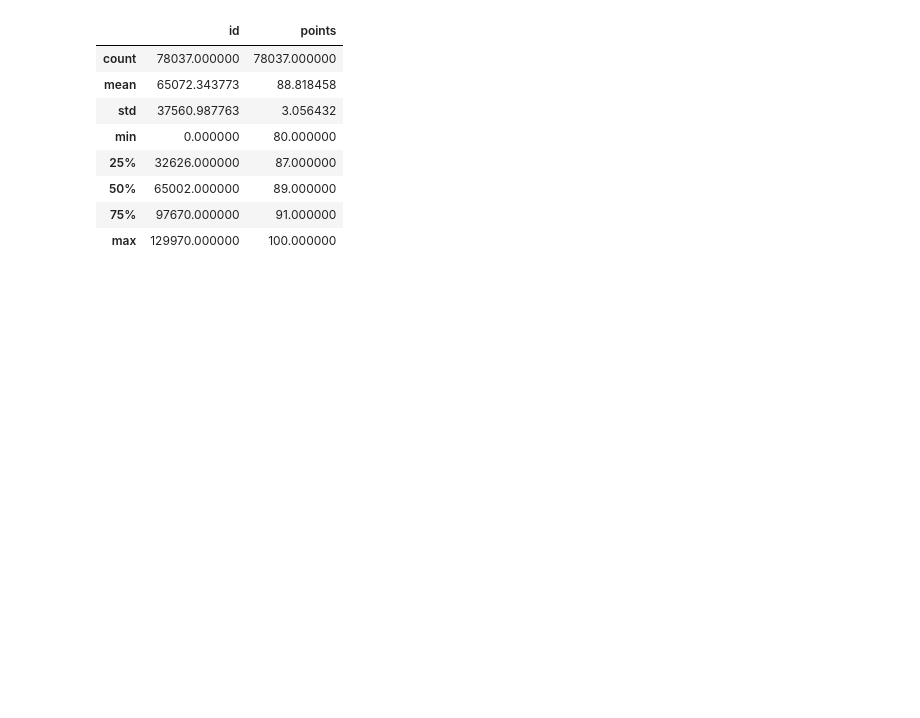
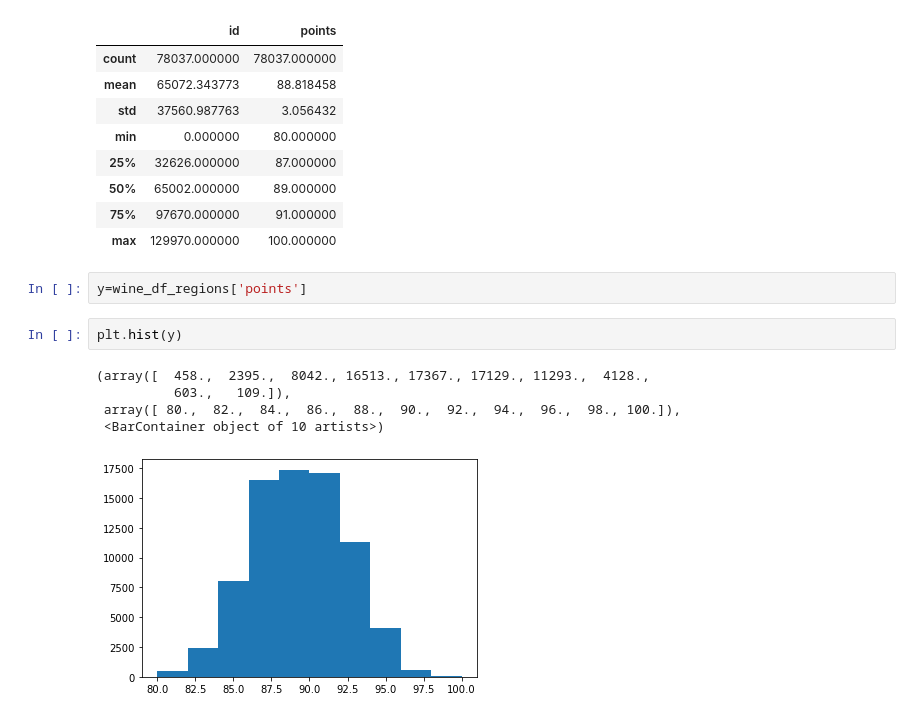
Before and after one commit to mshideler/Group2, a Jupyter notebook: Deliverable 2/Data_Analysis_Prelim-Kyle.ipynb, the cells around one changed output. Drawn from its saved outputs; the diff is of its cells as text; blank space fills up the shorter version.

```diff
--- a/Deliverable 2/Data_Analysis_Prelim-Kyle.ipynb
+++ b/Deliverable 2/Data_Analysis_Prelim-Kyle.ipynb
@@ -239,3 +239,13 @@ wine_df_regions.describe()
 | 50% | 65002.000000 | 89.000000 |
 | 75% | 97670.000000 | 91.000000 |
 | max | 129970.000000 | 100.000000 |
+# %%
+y=wine_df_regions['points']
+# %%
+plt.hist(y)
+# %% [output]
+(array([  458.,  2395.,  8042., 16513., 17367., 17129., 11293.,  4128.,
+          603.,   109.]),
+ array([ 80.,  82.,  84.,  86.,  88.,  90.,  92.,  94.,  96.,  98., 100.]),
+ <BarContainer object of 10 artists>)
+[figure, added]
```
